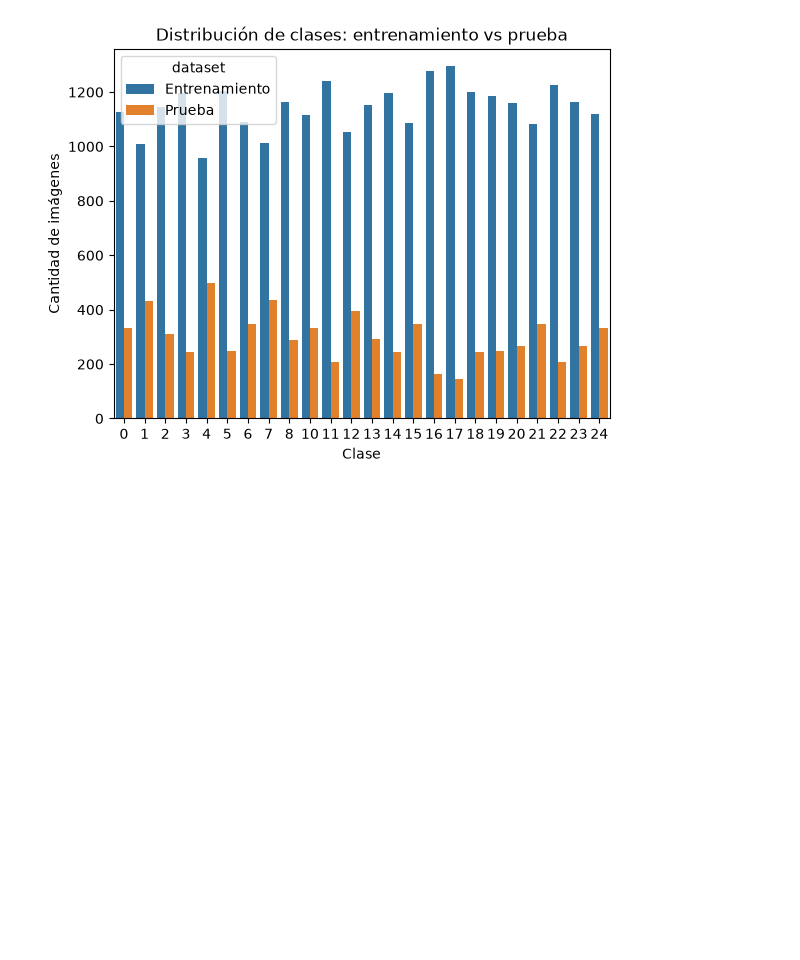
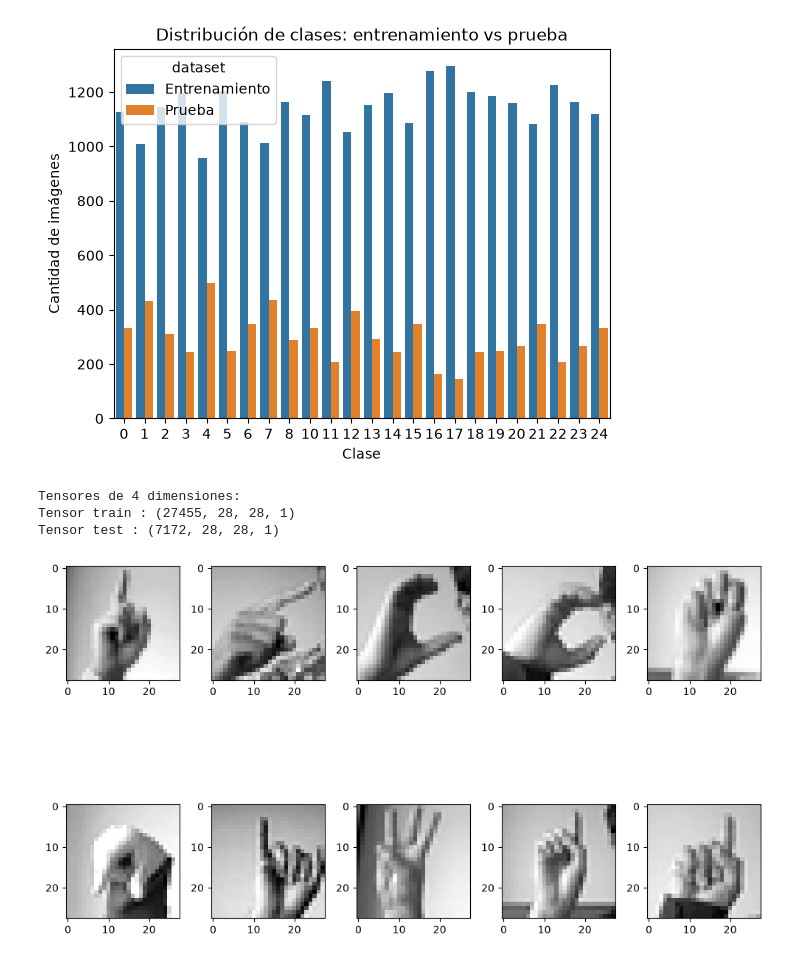
Before and after one commit to rodrigo0187/Sign-Language-MNIST, a Jupyter notebook: notebooks/neuronaNetwork.ipynb, the cells around one changed output. Cells and saved outputs as stored; diff of their text form; code cells hidden in the pictures; blank space fills up the shorter version.

```diff
--- a/notebooks/neuronaNetwork.ipynb
+++ b/notebooks/neuronaNetwork.ipynb
@@ -268,3 +292,31 @@ Text(0.5, 1.0, 'Distribución de clases: entrenamiento vs prueba')
 dataset_train = tf.data.Dataset.from_tensor_slices((normalized_train,label_train))
 # dataset test
 dataset_test = tf.data.Dataset.from_tensor_slices((normalized_test,label_test))
+# %%
+# Aquí usamos el reshape para darle a TensorFlow la estructura de las imágenes.
+# Esto se realiza porque inicialmente cada imagen está representada como
+# un vector de 784 píxeles. Como sabemos que 784 = 28 x 28, reorganizamos
+# esos valores para que TensorFlow interprete cada imagen como una matriz
+# de 28 x 28 píxeles.
+x_train  = tf.reshape(normalized_train,(-1,28,28,1))
+x_test = tf.reshape(normalized_test,(-1,28,28,1))
+print(f'''Tensores de 4 dimensiones:
+Tensor train : {x_train.shape}
+Tensor test : {x_test.shape}''')
+# %% [output]
+Tensores de 4 dimensiones:
+Tensor train : (27455, 28, 28, 1)
+Tensor test : (7172, 28, 28, 1)
+# %%
+f, ax = plt.subplots(2,5) # mostramos 10 imagenes su dimension es de 2x5, es decir 2 filas x 5 columnas.
+f.set_size_inches(10,10) # modificar tamano a pulgadas.
+k = 0 # k es nuestro indice para decir que imagen debe mostrar de x_train.
+for i in range(2):
+    for j in range(5):
+# como x_train[k] pide una imagen y nuestra estructura es de 4d, aqui reshape dice que solo quiere la dimension de la imagen que es de 28x28.
+# y temporalmente se quita el canal 1.
+        ax[i,j].imshow(tf.reshape(x_train[k],(28,28)), cmap='gray')
+        k+=1 # aumentamos en indice de k en 1 hasta llegar a 10 que es el total de imagenes que queremos.
+    plt.tight_layout()
+# %% [output]
+[figure, added]
```
Also changed, not shown: parts of 15 cells of this notebook, 1 other file.
